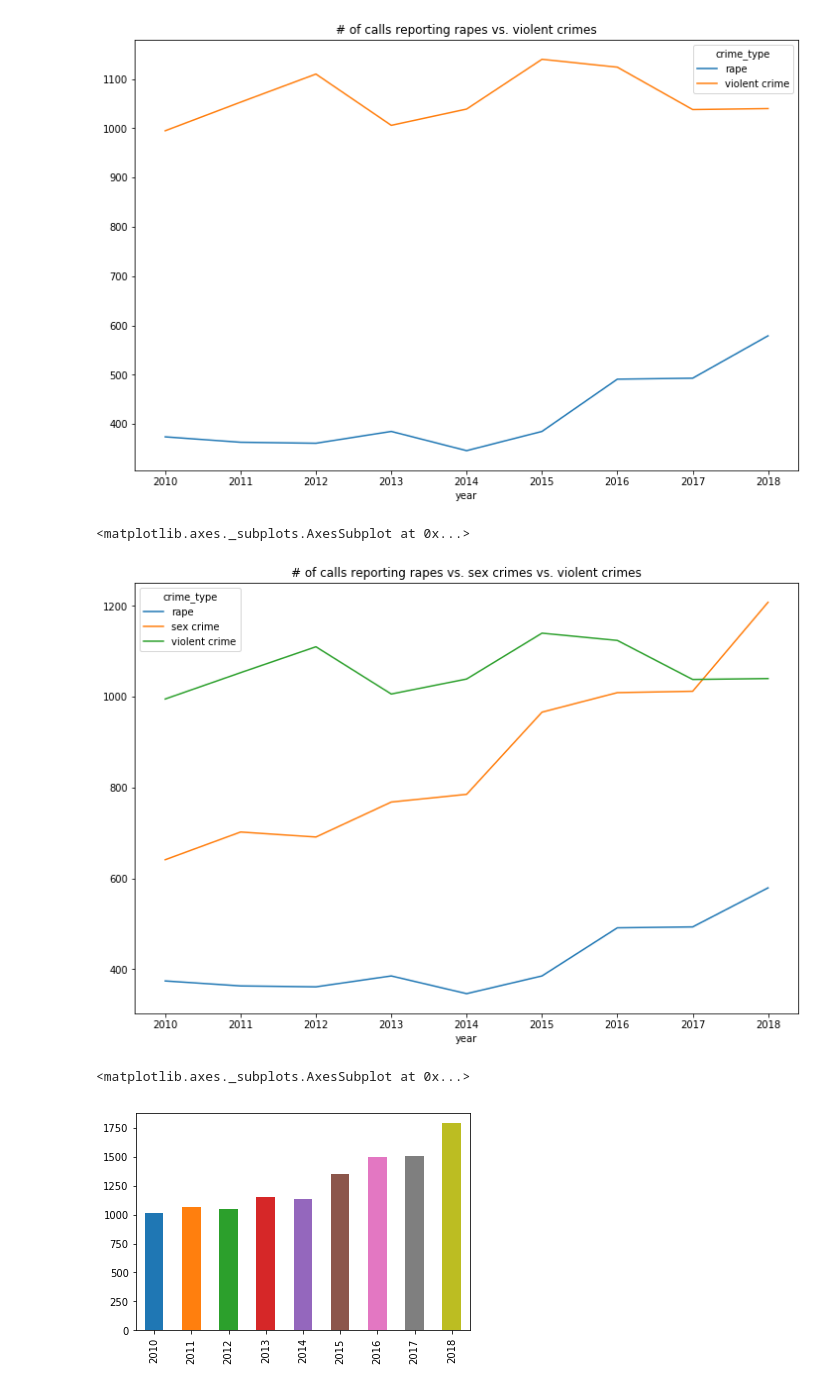
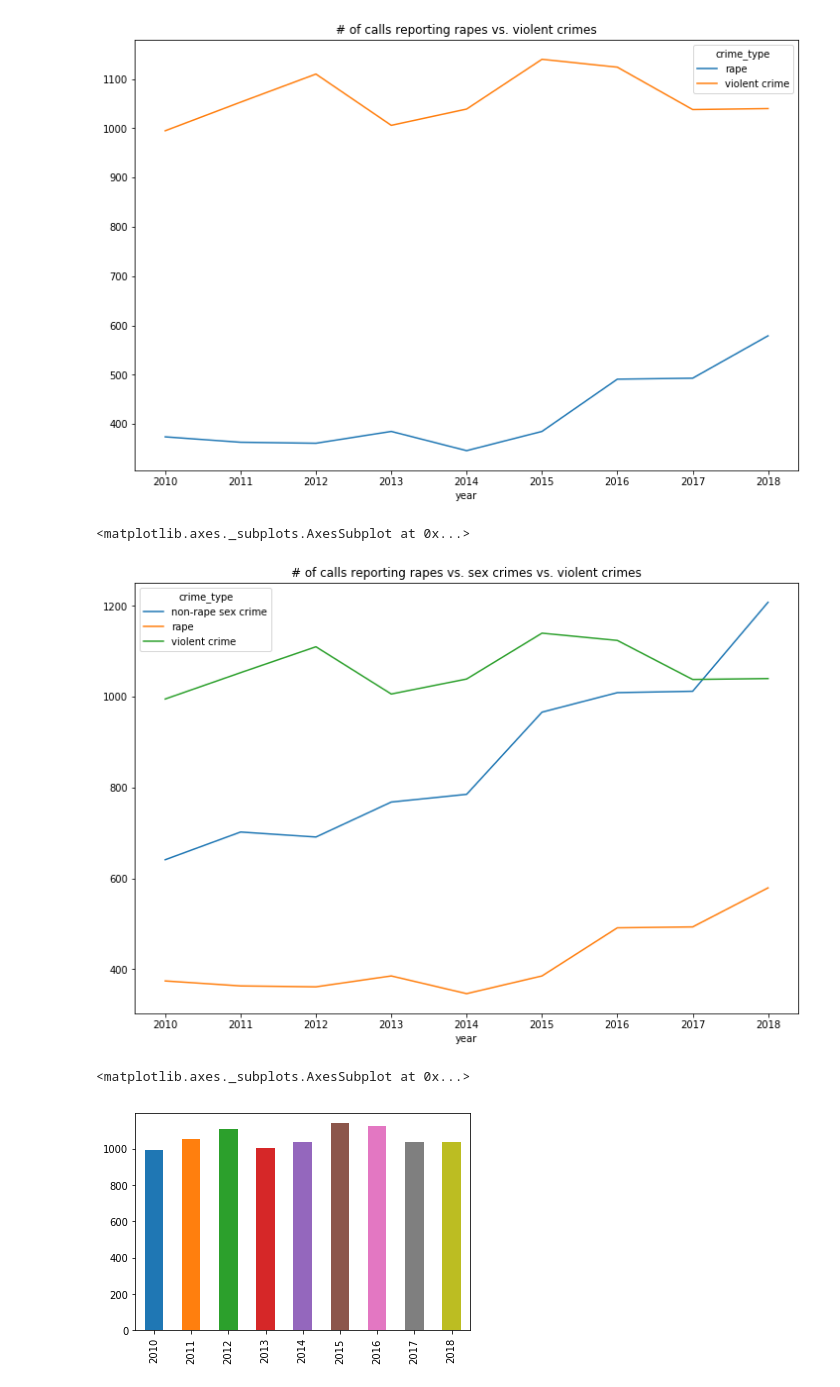
Before and after one commit to teacupwoozy/spd_notebook_archive, a Jupyter notebook: spd_notebook/2010-2018_SPD_Project.ipynb, the cells around one changed output. Drawn from its saved outputs; the diff is of its cells as text; code cells hidden in the pictures.

Commit message:
Move crime_type col into data df

```diff
--- a/spd_notebook/2010-2018_SPD_Project.ipynb
+++ b/spd_notebook/2010-2018_SPD_Project.ipynb
@@ -151,15 +159,16 @@ temp_df['crime_type'] = np.where(temp_df['final_call_type'].isin(rape_call_types
 # %%
 # Compare number of rape calls, non-rape sex crime calls, and violent crime calls by year
 
-temp_df.groupby('crime_type').year.value_counts().unstack(0).plot.line(stacked=False, figsize=(12,8), title="# of calls reporting rapes vs. sex crimes vs. violent crimes")
+data.groupby('crime_type').year.value_counts().unstack(0).plot.line(stacked=False, figsize=(12,8), title="# of calls reporting rapes vs. sex crimes vs. violent crimes")
 # %% [output]
 <matplotlib.axes._subplots.AxesSubplot at 0x...>
-[figure, old version]
+[figure, new version]
 # %%
-pd.value_counts(is_sex_crime.year).reindex([2010, 2011, 2012, 2013, 2014, 2015, 2016, 2017, 2018]).plot.bar()
+# All sexual assaults by year (upwards trend)
+pd.value_counts(is_violent_crime.year).reindex([2010, 2011, 2012, 2013, 2014, 2015, 2016, 2017, 2018]).plot.bar()
 # %% [output]
 <matplotlib.axes._subplots.AxesSubplot at 0x...>
-[figure, old version]
+[figure, new version]
 # %%
 # year by year violent crime
 
```
Also changed, not shown: parts of 5 cells of this notebook.
